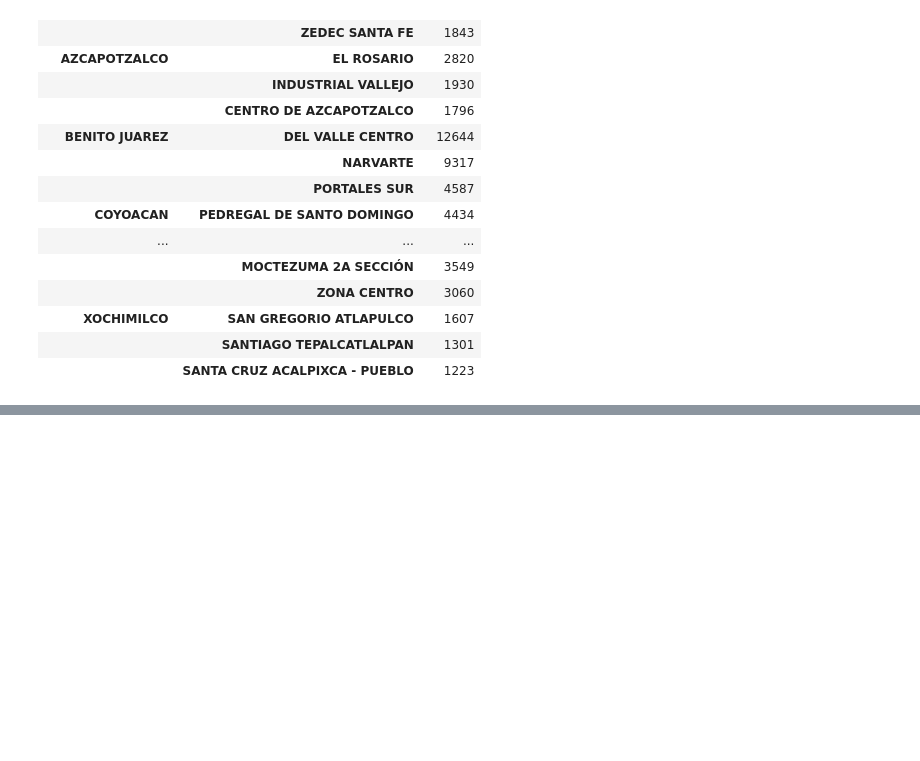
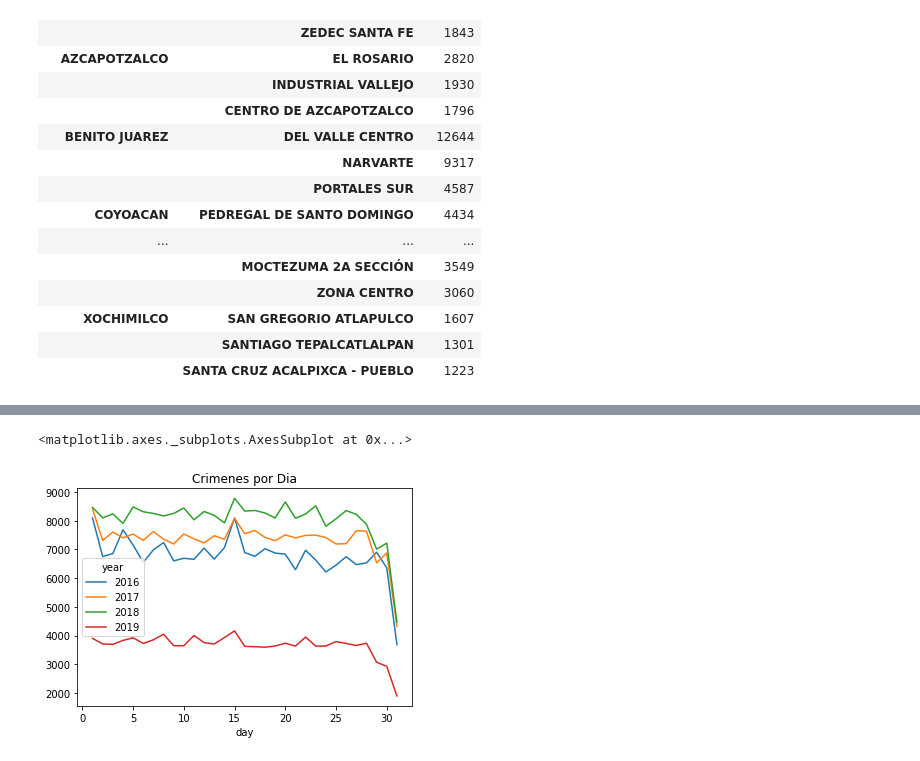
Before and after one commit to xalejandrow/interacting-with-the-twitter-api-project-tutorial, a Jupyter notebook: Crimes_4GKS.ipynb, the cells around one changed output, grey strips where cells are left out. Saved outputs shown, nothing was run; the diff lists cells and outputs as text; code cells hidden in the pictures; blank space fills up the shorter version.

```diff
--- a/Crimes_4GKS.ipynb
+++ b/Crimes_4GKS.ipynb
@@ -304,0 +328,3 @@ df_colony
+# %%
+df_trend_day=df.groupby([df['fecha_hechos'].dt.year.rename('year'),df['fecha_hechos'].dt.day.rename('day')]).size().unstack('year')
+df_trend_day.head()
@@ -304,0 +339,5 @@ df_colony
+# %%
+df_trend_day.plot(title='Crimenes por Dia')
+# %% [output]
+<matplotlib.axes._subplots.AxesSubplot at 0x...>
+[figure, added]
```
Also changed, not shown: parts of 7 cells of this notebook.
